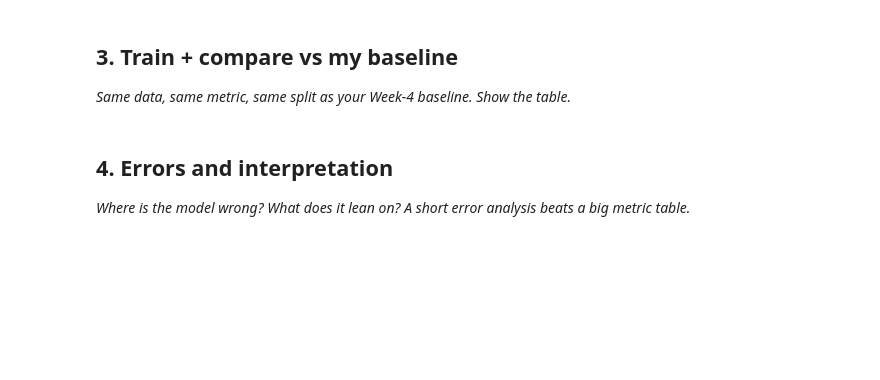
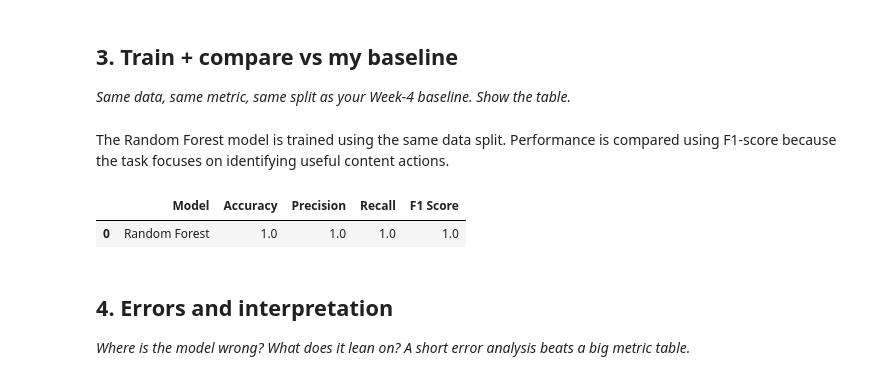
Before and after one commit to noor00-ai/fly_rank_intern, a Jupyter notebook: work/notebooks/w05_model.ipynb, the cells around one changed output. Saved outputs shown, nothing was run; the diff lists cells and outputs as text; code cells hidden in the pictures; blank space fills up the shorter version.

```diff
--- a/work/notebooks/w05_model.ipynb
+++ b/work/notebooks/w05_model.ipynb
@@ -15,0 +53,10 @@ This skeleton is yours to fill. Work the sections **in order** — each one has
+# %%
+df["target"] = (
+    ((df["trend_direction"] == "down") &
+     (df["ctr"] < df["ctr"].median()))
+    |
+    (df["avg_position"] > 20)
+).astype(int)
+
+
+df["target"].value_counts()
@@ -30,3 +133,40 @@ This skeleton is yours to fill. Work the sections **in order** — each one has
+# %% [markdown]
+The Random Forest model is trained using the same data split.
+Performance is compared using F1-score because the task focuses on identifying useful content actions.
+# %%
+model = RandomForestClassifier(
+    n_estimators=100,
+    random_state=42
+)
+
+
+model.fit(X_train, y_train)
+
+
+predictions = model.predict(X_test)
+
+
+model_results = pd.DataFrame({
+    "Model": ["Random Forest"],
+    "Accuracy": [
+        accuracy_score(y_test, predictions)
+    ],
+    "Precision": [
+        precision_score(y_test, predictions)
+    ],
+    "Recall": [
+        recall_score(y_test, predictions)
+    ],
+    "F1 Score": [
+        f1_score(y_test, predictions)
+    ]
+})
+
+
+model_results
+# %% [output]
+|  | Model | Accuracy | Precision | Recall | F1 Score |
+| 0 | Random Forest | 1.0 | 1.0 | 1.0 | 1.0 |
 # %% [markdown]
 ## 4. Errors and interpretation
 
```
Also changed, not shown: parts of 13 cells of this notebook.
